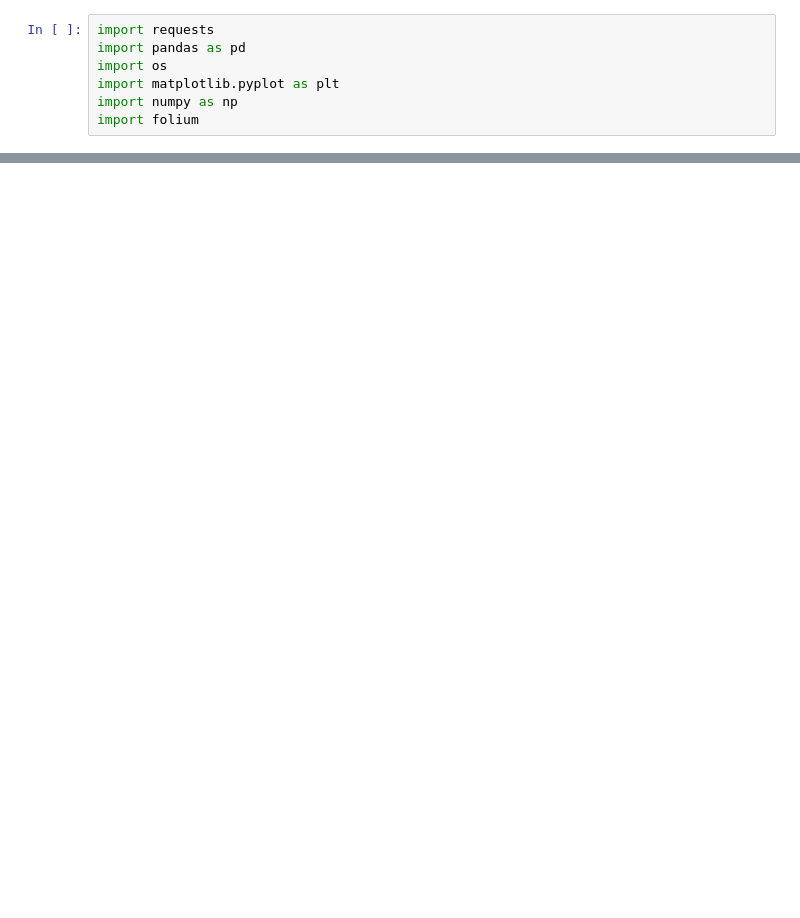
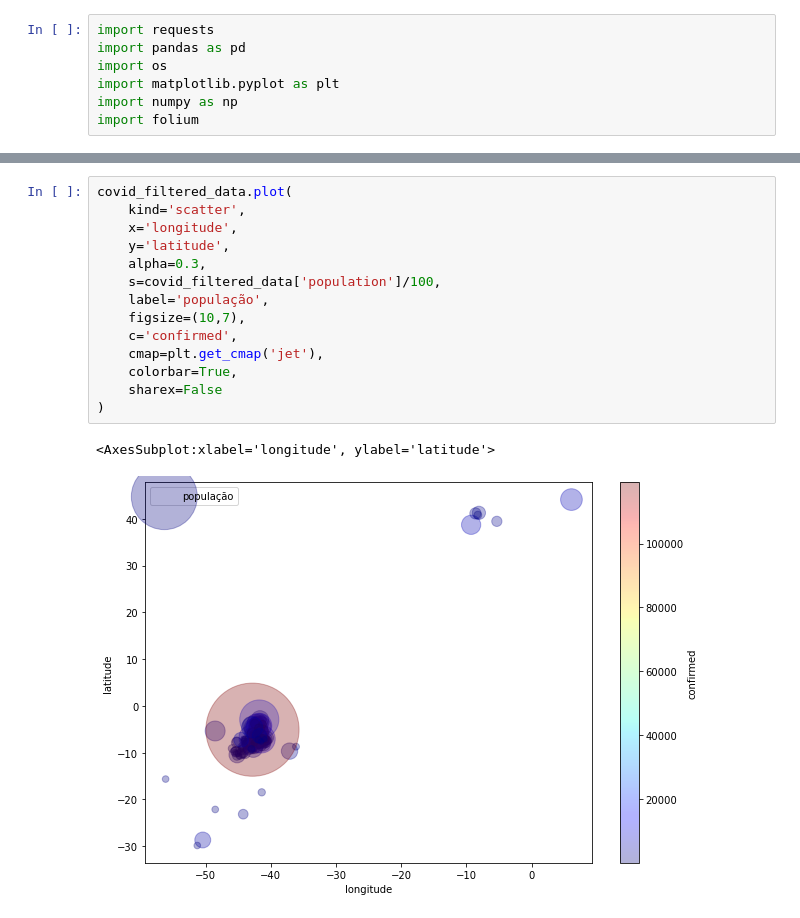
Before and after one commit to joaocarlos-losfe/Atividade-Visualiza--o-de-casos-de-COVID-19-no-Piau-, a Jupyter notebook: main.ipynb, the cells around one changed output, grey strips where cells are left out. Saved outputs shown, nothing was run; the diff lists cells and outputs as text; blank space fills up the shorter version.

```diff
--- a/main.ipynb
+++ b/main.ipynb
@@ -125,0 +201,17 @@ map
+# %%
+covid_filtered_data.plot(
+    kind='scatter',
+    x='longitude',
+    y='latitude',
+    alpha=0.3,
+    s=covid_filtered_data['population']/100,
+    label='população',
+    figsize=(10,7),
+    c='confirmed',
+    cmap=plt.get_cmap('jet'),
+    colorbar=True,
+    sharex=False
+)
+# %% [output]
+<AxesSubplot:xlabel='longitude', ylabel='latitude'>
+[figure, added]
```
Also changed, not shown: parts of 9 cells of this notebook.
